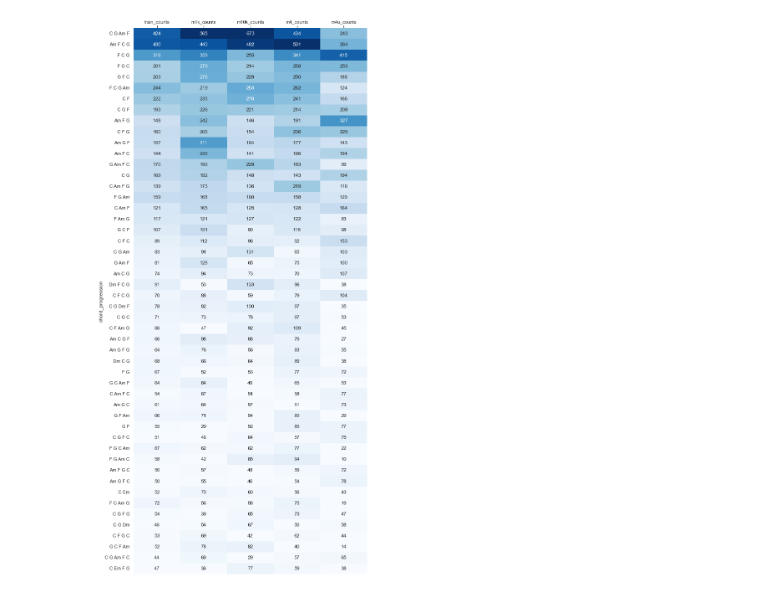
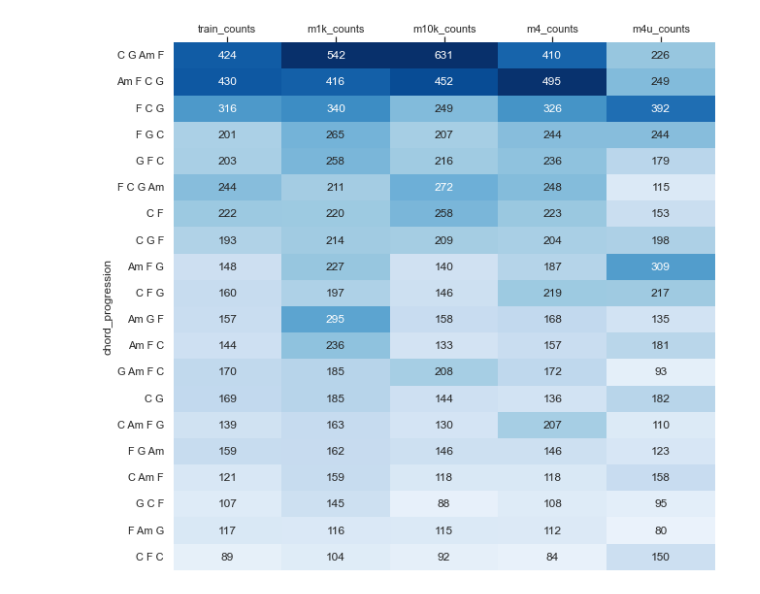
Before and after one commit to KevinCarr42/Small-Music-Model, a Jupyter notebook: SMM_explortatory_data_analysis.ipynb, the cells around one changed output. Drawn from its saved outputs; the diff is of its cells as text; code cells hidden in the pictures.

```diff
--- a/SMM_explortatory_data_analysis.ipynb
+++ b/SMM_explortatory_data_analysis.ipynb
@@ -25,7 +25,7 @@ pd.set_option('display.max_colwidth', 400)
 
 # training data
 df_train = pd.read_pickle('data/df_clean.pickle')[['song', 'artist', 'chord_progression_C']].rename({'chord_progression_C': 'chord_progression'}, axis=1)
-df_train = df_train[df_train.chord_progression.apply(len) > 1].reset_index(drop=True)
+df_train = df_train[(df_train.chord_progression.apply(len) > 1) & (df_train.chord_progression.apply(len) < 9)].reset_index(drop=True)
 len_dataset = df_train.shape[0]
 
 # data predicted from transformer models
@@ -35,0 +85,5 @@ df_m4u = pd.read_pickle('data/df_m4u.pickle').iloc[0:len_dataset].reset_index(dr
+# %%
+df_m1k = pd.DataFrame(df_m1k['chord_progression'].apply(lambda row: remove_repeated_chords(row)))
+df_m10k = pd.DataFrame(df_m10k['chord_progression'].apply(lambda row: remove_repeated_chords(row)))
+df_m4 = pd.DataFrame(df_m4['chord_progression'].apply(lambda row: remove_repeated_chords(row)))
+df_m4u = pd.DataFrame(df_m4u['chord_progression'].apply(lambda row: remove_repeated_chords(row)))
@@ -36,5 +101,5 @@ df_m4u = pd.read_pickle('data/df_m4u.pickle').iloc[0:len_dataset].reset_index(dr
 # %%
-def top_progressions(dataframe, name='', n=1000):
+def top_progressions(dataframe, name='', n=99999):
     df = pd.DataFrame(dataframe.chord_progression.astype('str').value_counts().head(n)).reset_index()
     df['chord_progression'] = df['chord_progression'].replace("['\[\],]", '', regex=True)
     return df.rename({'count': f'{name}'}, axis=1)
@@ -57,7 +122,9 @@ def combine_counts():
     return df.sort_values('total_counts', ascending=False).reset_index(drop=True)
 # %%
 # top chord progressions by method
-progression_counts = combine_counts().drop('total_counts', axis=1).fillna(0).head(50)
-progression_counts
+progression_counts = combine_counts().drop('total_counts', axis=1).fillna(0)
+
+display(progression_counts.head())
+display(progression_counts.tail())
 # %% [output]
 |  | chord_progression | train_counts | m1k_counts | m10k_counts | m4_counts | m4u_counts |
@@ -80,8 +142,20 @@ progression_counts
 # %%
 # plot as a heatmap
-plt.figure(figsize=(10, 24))
-fig = sns.heatmap(progression_counts.set_index('chord_progression').astype(float), cmap='Blues', annot=True, fmt='g', cbar=False, vmin=50, vmax=500)
+
+# how many chord progressions to plot
+top_n = 20
+
+plt.figure(figsize=(10, top_n//2))
+fig = sns.heatmap(
+    progression_counts.head(top_n).set_index('chord_progression').astype(float),
+    cmap='Blues',
+    annot=True,
+    fmt='g',
+    cbar=False,
+    vmin=50,
+    vmax=500
+)
 fig.xaxis.tick_top()
 plt.show()
 # %% [output]
-[figure, old version]
+[figure, new version]
```
Also changed, not shown: parts of 26 cells of this notebook.
